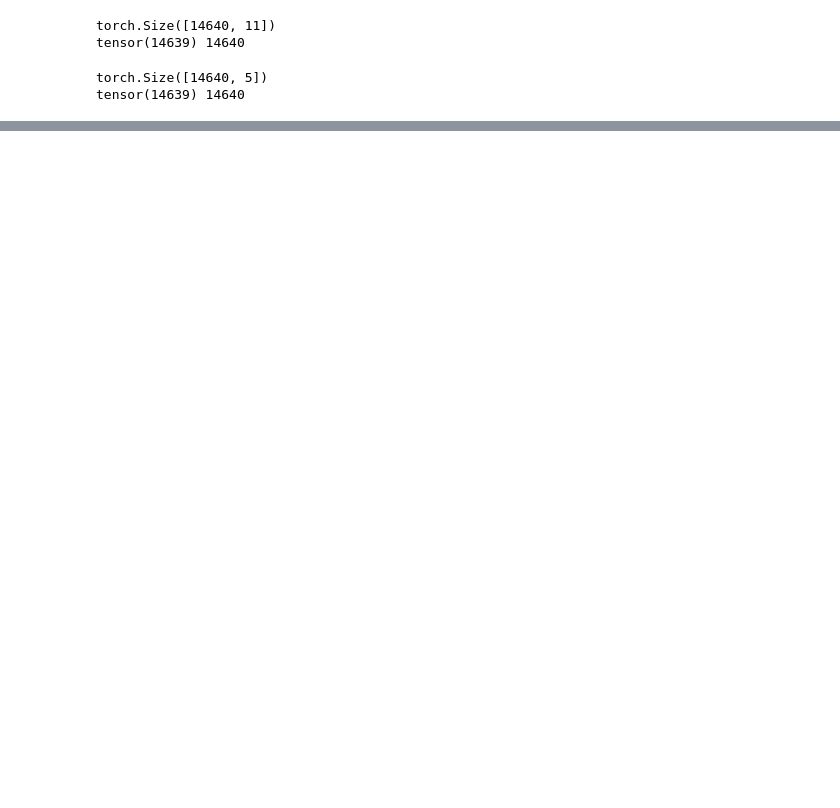
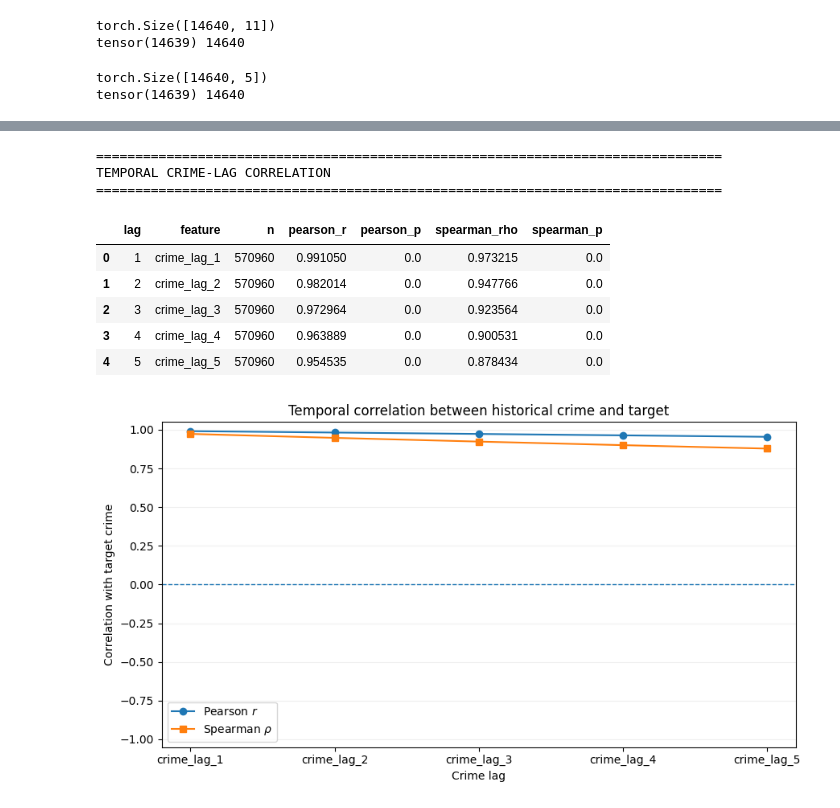
Before and after one commit to Waqar351/multi_model_data_fusion, a Jupyter notebook: M11_Gate_Scalar_Complete_Explainability.ipynb, the cells around one changed output, grey strips where cells are left out. Drawn from its saved outputs; the diff is of its cells as text; code cells hidden in the pictures; blank space fills up the shorter version.

```diff
--- a/M11_Gate_Scalar_Complete_Explainability.ipynb
+++ b/M11_Gate_Scalar_Complete_Explainability.ipynb
@@ -1461,0 +1170,19 @@ scalar_model_summary=pd.DataFrame([{"model":"M11 scalar global gates","uses_grap
+# %%
+from torch.utils.data import Subset
+# from torch.utils.data import DataLoader
+
+validation_fraction=0.20
+num_development_windows=len(train_dataset)
+num_validation_windows=max(1,int(np.ceil(validation_fraction*num_development_windows)))
+validation_start=num_development_windows-num_validation_windows
+fit_dataset=Subset(train_dataset,range(0,validation_start))
+validation_dataset=Subset(train_dataset,range(validation_start,num_development_windows))
+train_loader=PyGDataLoader(fit_dataset,batch_size=1,shuffle=True)
+validation_loader=PyGDataLoader(validation_dataset,batch_size=1,shuffle=False)
+test_loader=PyGDataLoader(test_dataset,batch_size=1,shuffle=False)
+print("Fit windows:",len(fit_dataset)); print("Validation windows:",len(validation_dataset)); print("Untouched test windows:",len(test_dataset))
+
+# Audit the original node partitions, because the wrapper may relabel node IDs locally.
+node_overlap=np.intersect1d(train_nodes.detach().cpu().numpy(),test_nodes.detach().cpu().numpy())
+inductive_split_audit=pd.DataFrame([{"train_nodes":len(train_nodes),"test_nodes":len(test_nodes),"overlapping_original_node_ids":len(node_overlap),"strict_unseen_node_partition":len(node_overlap)==0}])
+display(inductive_split_audit)
@@ -1461,0 +2291,17 @@ scalar_model_summary=pd.DataFrame([{"model":"M11 scalar global gates","uses_grap
+# %%
+temporal_correlation_table = temporal_lag_correlation(
+    loader=test_loader,
+    window_size=5,
+    output_folder=output_folder
+)
+# %% [output]
+================================================================================
+TEMPORAL CRIME-LAG CORRELATION
+================================================================================
+|  | lag | feature | n | pearson_r | pearson_p | spearman_rho | spearman_p |
+| 0 | 1 | crime_lag_1 | 570960 | 0.991050 | 0.0 | 0.973215 | 0.0 |
+| 1 | 2 | crime_lag_2 | 570960 | 0.982014 | 0.0 | 0.947766 | 0.0 |
+| 2 | 3 | crime_lag_3 | 570960 | 0.972964 | 0.0 | 0.923564 | 0.0 |
+| 3 | 4 | crime_lag_4 | 570960 | 0.963889 | 0.0 | 0.900531 | 0.0 |
+| 4 | 5 | crime_lag_5 | 570960 | 0.954535 | 0.0 | 0.878434 | 0.0 |
+[figure, added]
```
Also changed, not shown: parts of 89 cells of this notebook, 8 other files.
